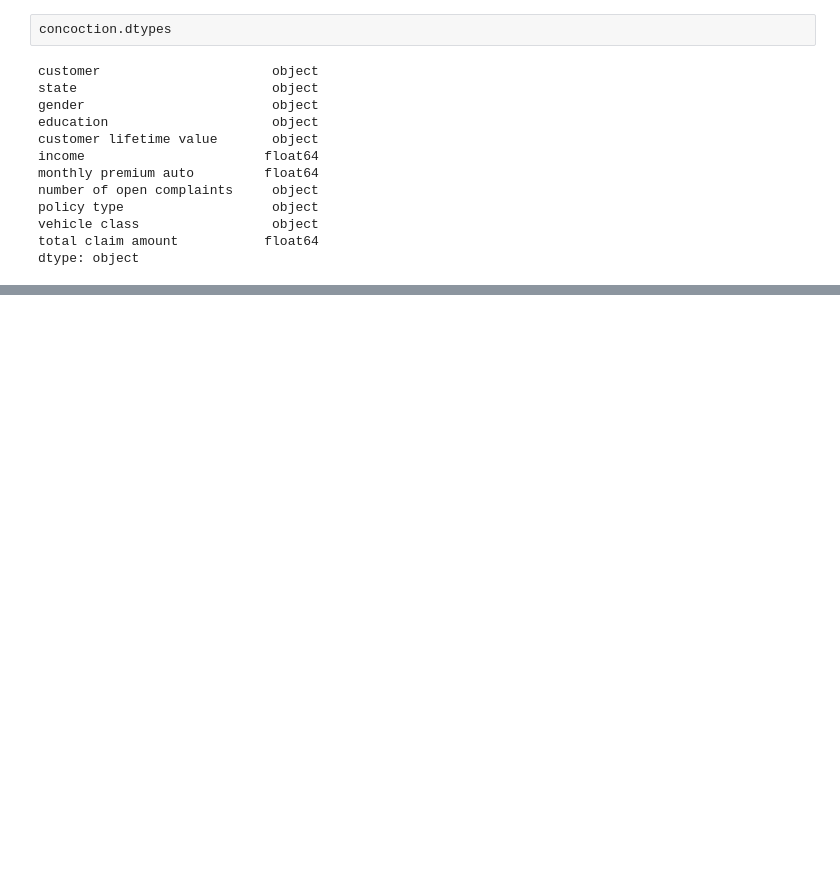
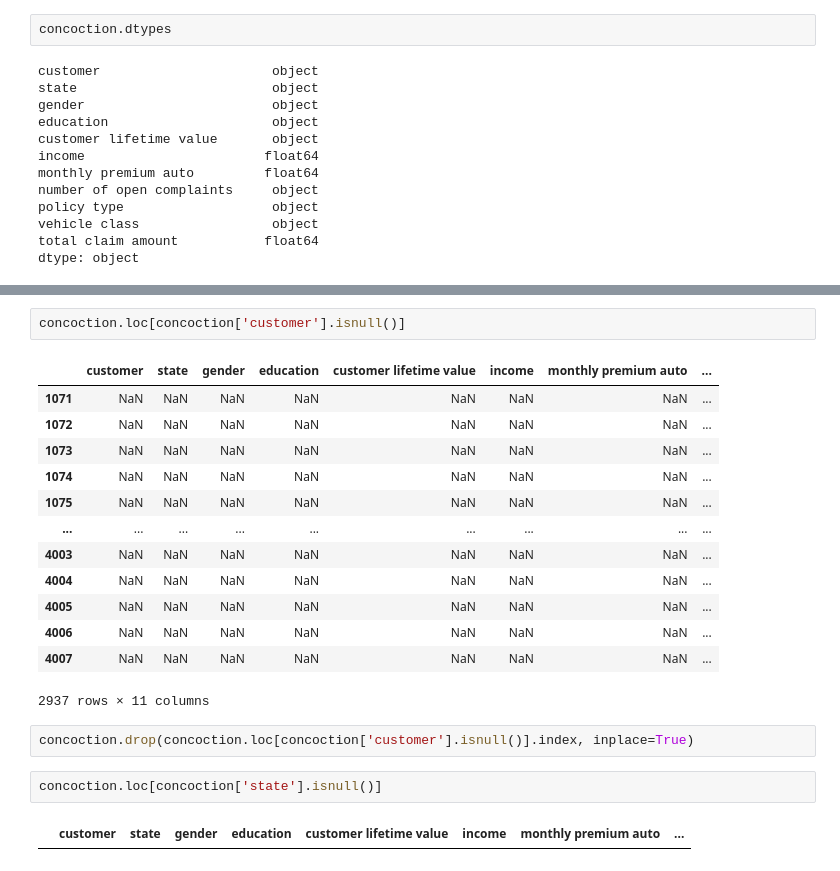
Before and after one commit to esSarah/IronRoth, a Jupyter notebook: Case Study/Customer_Analysis_Case_Study/GrandTheftAuto.ipynb, the cells around one changed output, grey strips where cells are left out. Drawn from its saved outputs; the diff is of its cells as text; blank space fills up the shorter version.

```diff
--- a/Case Study/Customer_Analysis_Case_Study/GrandTheftAuto.ipynb
+++ b/Case Study/Customer_Analysis_Case_Study/GrandTheftAuto.ipynb
@@ -291,0 +305,22 @@ Name: number of open complaints, dtype: int64
+# %%
+concoction.loc[concoction['customer'].isnull()]
+# %% [output]
+|  | customer | state | gender | education | customer lifetime value | income | monthly premium auto | ... |
+| 1071 | NaN | NaN | NaN | NaN | NaN | NaN | NaN | ... |
+| 1072 | NaN | NaN | NaN | NaN | NaN | NaN | NaN | ... |
+| 1073 | NaN | NaN | NaN | NaN | NaN | NaN | NaN | ... |
+| 1074 | NaN | NaN | NaN | NaN | NaN | NaN | NaN | ... |
+| 1075 | NaN | NaN | NaN | NaN | NaN | NaN | NaN | ... |
+| ... | ... | ... | ... | ... | ... | ... | ... | ... |
+| 4003 | NaN | NaN | NaN | NaN | NaN | NaN | NaN | ... |
+| 4004 | NaN | NaN | NaN | NaN | NaN | NaN | NaN | ... |
+| 4005 | NaN | NaN | NaN | NaN | NaN | NaN | NaN | ... |
+| 4006 | NaN | NaN | NaN | NaN | NaN | NaN | NaN | ... |
+| 4007 | NaN | NaN | NaN | NaN | NaN | NaN | NaN | ... |
+2937 rows × 11 columns
+# %%
+concoction.drop(concoction.loc[concoction['customer'].isnull()].index, inplace=True)
+# %%
+concoction.loc[concoction['state'].isnull()]
+# %% [output]
+|  | customer | state | gender | education | customer lifetime value | income | monthly premium auto | ... |
```
Also changed, not shown: parts of 16 cells of this notebook.
